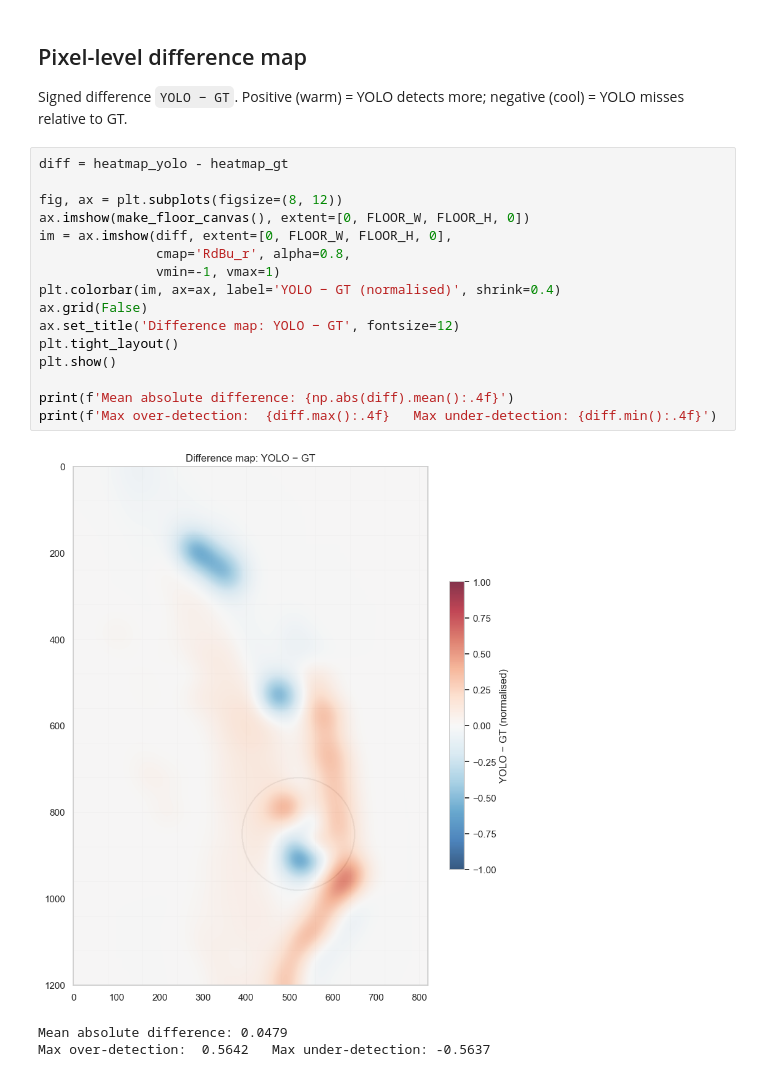
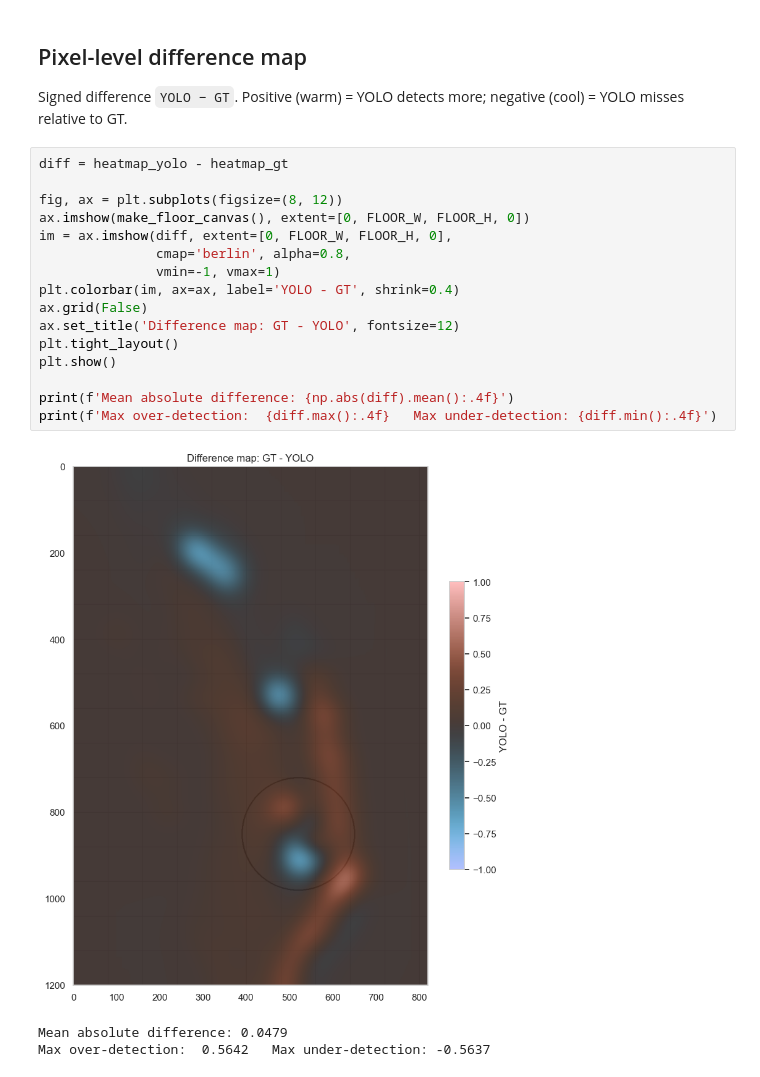
Before and after one commit to kcholyshere/Mall-heatmap, a Jupyter notebook: notebooks/06_ground_truth_validation.ipynb, the cells around one changed output. Saved outputs shown, nothing was run; the diff lists cells and outputs as text.

```diff
--- a/notebooks/06_ground_truth_validation.ipynb
+++ b/notebooks/06_ground_truth_validation.ipynb
@@ -143,20 +143,20 @@ negative (cool) = YOLO misses relative to GT.
 # %%
 diff = heatmap_yolo - heatmap_gt
 
 fig, ax = plt.subplots(figsize=(8, 12))
 ax.imshow(make_floor_canvas(), extent=[0, FLOOR_W, FLOOR_H, 0])
 im = ax.imshow(diff, extent=[0, FLOOR_W, FLOOR_H, 0],
-               cmap='RdBu_r', alpha=0.8,
+               cmap='berlin', alpha=0.8,
                vmin=-1, vmax=1)
-plt.colorbar(im, ax=ax, label='YOLO − GT (normalised)', shrink=0.4)
+plt.colorbar(im, ax=ax, label='YOLO - GT', shrink=0.4)
 ax.grid(False)
-ax.set_title('Difference map: YOLO − GT', fontsize=12)
+ax.set_title('Difference map: GT - YOLO', fontsize=12)
 plt.tight_layout()
 plt.show()
 
 print(f'Mean absolute difference: {np.abs(diff).mean():.4f}')
 print(f'Max over-detection:  {diff.max():.4f}   Max under-detection: {diff.min():.4f}')
 # %% [output]
-[figure, old version]
+[figure, new version]
 Mean absolute difference: 0.0479
 Max over-detection:  0.5642   Max under-detection: -0.5637
```
Also changed, not shown: 10 other files.
